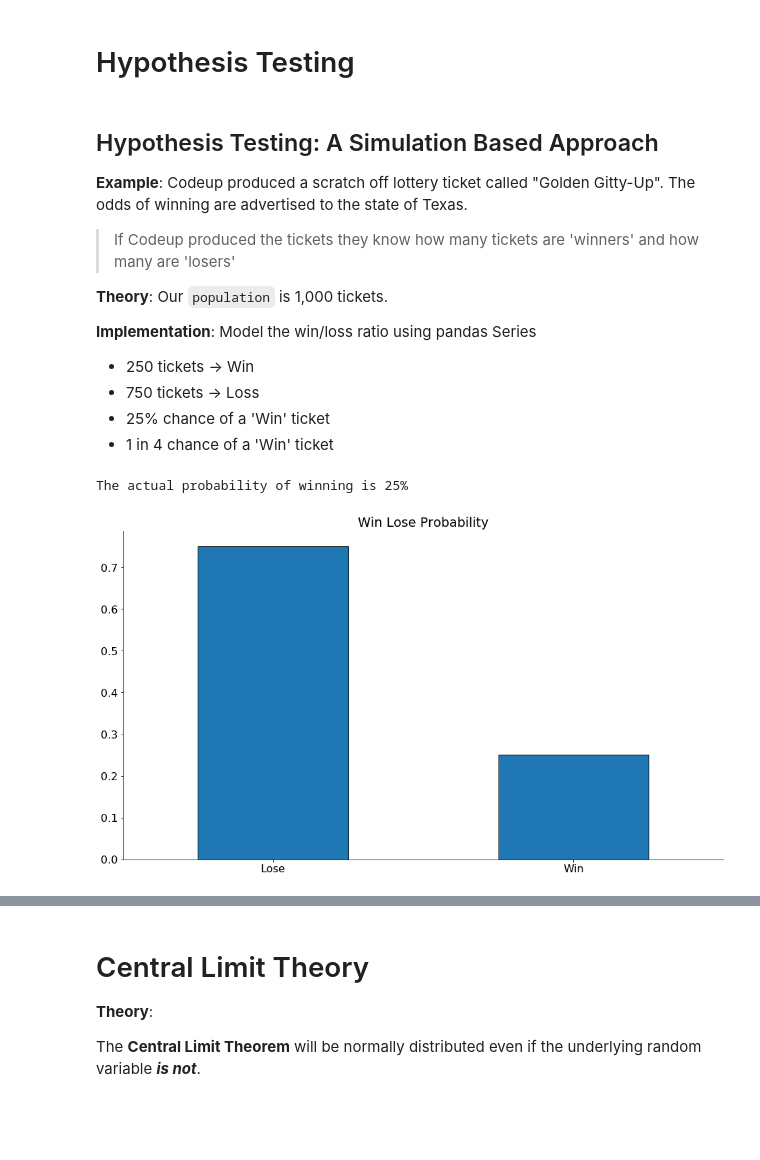
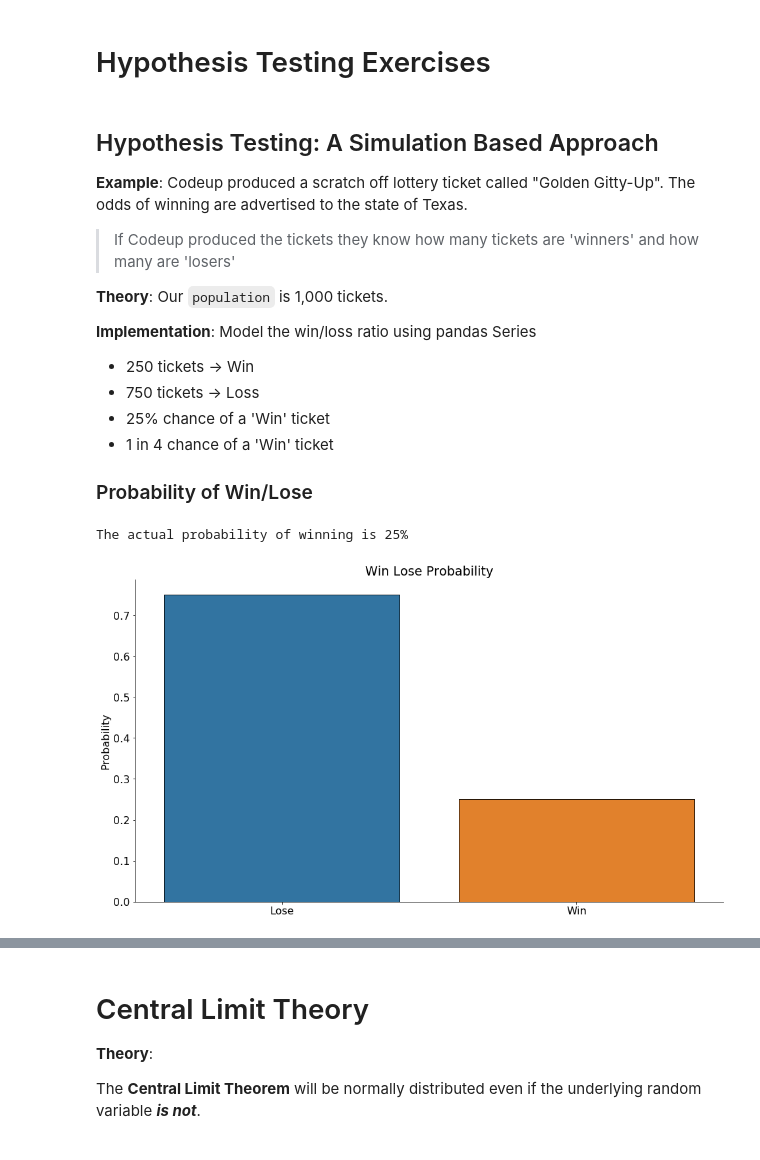
Before and after one commit to Promeos/statistics-exercises, a Jupyter notebook: hypothesis_testing.ipynb, the cells around one changed output, grey strips where cells are left out. Saved outputs shown, nothing was run; the diff lists cells and outputs as text; code cells hidden in the pictures; blank space fills up the shorter version.

Commit message:
updated formatting

```diff
--- a/hypothesis_testing.ipynb
+++ b/hypothesis_testing.ipynb
@@ -1,4 +1,4 @@
 # %% [markdown]
-# Hypothesis Testing
+# Hypothesis Testing Exercises
 # %%
 import math
@@ -26,17 +25,23 @@ __Implementation__: Model the win/loss ratio using pandas Series
 - 750 tickets -> Loss
 - 25% chance of a 'Win' ticket
 - 1 in 4 chance of a 'Win' ticket
+
+### Probability of Win/Lose
 # %%
-# generate a series of 1000 tickets reflecting the win-loss probability of a Golden Gitty-Up
+# Generate a series of 1000 True/False values to represent the Golden Gitty-Up
+# win-loss probability.
 tickets = pd.Series([True] * 250 + [False] * 750)
 
-# Visualize the win loss probability
-tickets.value_counts(normalize=True).set_axis(['Lose', 'Win']).plot.bar()
-plt.xticks(rotation=0)
 
 print('The actual probability of winning is {:.0%}'.format(tickets.mean()))
-plt.title('Win Lose Probability');
+
+# Visualize the win loss probability.
+sns.barplot(y=tickets.value_counts(normalize=True), x=['Lose', 'Win'])
+
+# Format chart with labels.
+plt.title('Win Lose Probability')
+plt.ylabel('Probability');
 # %% [output]
 The actual probability of winning is 25%
-[figure, old version]
+[figure, new version]
 # %% [markdown]
```
Also changed, not shown: parts of 11 cells of this notebook, 1 other file.
